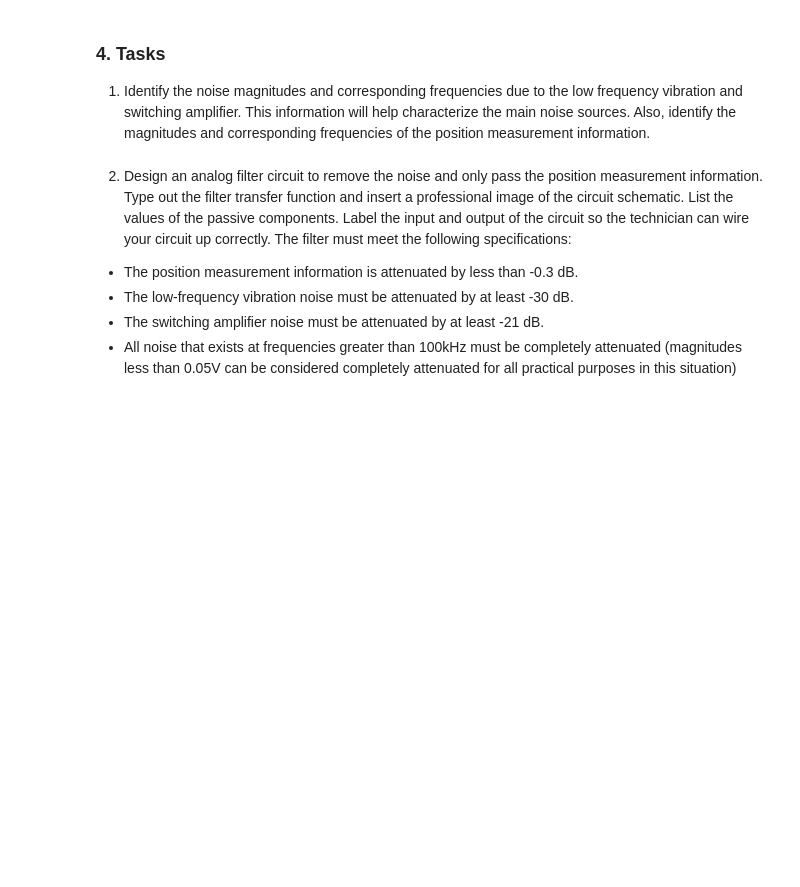
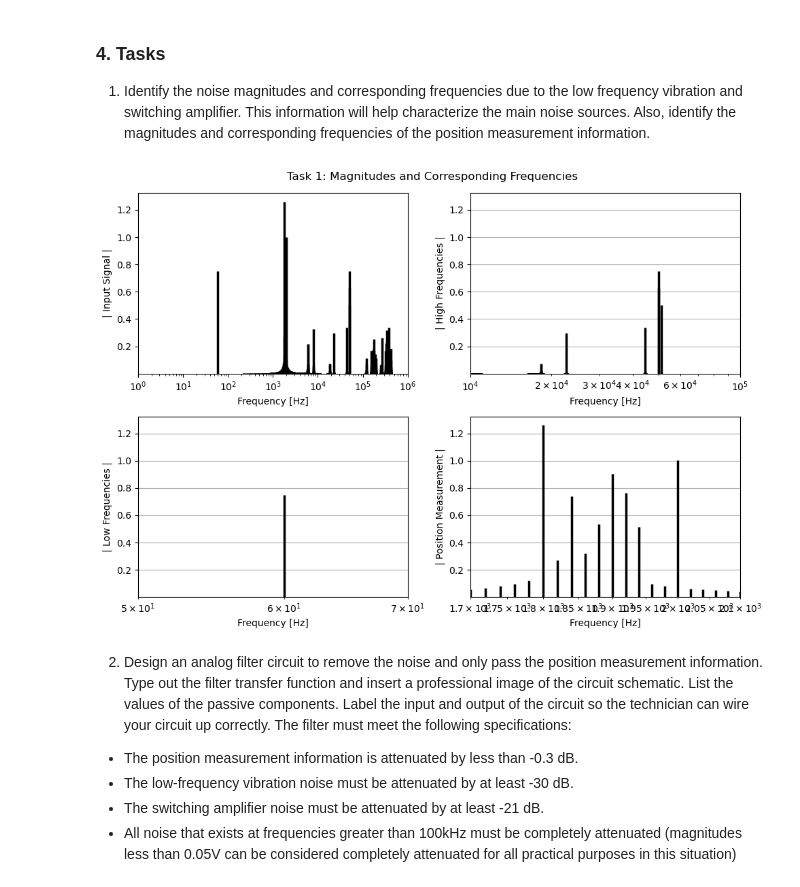
Before and after one commit to LauraMoler/ECE351_Code, a Jupyter notebook: Moler_Laura_ECE_351_Lab_12_Code.ipynb, the cells around one changed output. Drawn from its saved outputs; the diff is of its cells as text; code cells hidden in the pictures; blank space fills up the shorter version.

```diff
--- a/Moler_Laura_ECE_351_Lab_12_Code.ipynb
+++ b/Moler_Laura_ECE_351_Lab_12_Code.ipynb
@@ -90,6 +119,58 @@ For each of the above examples, we are able to format plots as usual, using the
 # %%
 # Insert code for Task 1 here
 # There should be 4 plots in this task
+
+# load input signal
+df = pd.read_csv("NoisySignal.csv")
+
+t = df["0"].values
+sensor_sig = df["1"].values
+steps = 1e-6
+sampleFreq = 1 / steps
+
+#FFT
+freq, mag, phi = FastFourierTransform(sensor_sig, sampleFreq)
+
+#plotting
+plt.figure(tight_layout=True, figsize=(10, 7))
+ax1 = plt.subplot(2, 2, 1)
+ax2 = plt.subplot(2, 2, 2)
+ax3 = plt.subplot(2, 2, 3)
+ax4 = plt.subplot(2, 2, 4)
+
+#plot into subplot
+make_stem(ax1, freq, mag)
+ax1.set_xlabel("Frequency [Hz]")
+ax1.set_xlim([1, 1e6])
+ax1.set_xscale("log")
+ax1.set_ylabel("| Input Signal |")
+# ax1.grid()
+
+make_stem(ax2, freq, mag)
+ax2.set_xlabel("Frequency [Hz]")
+ax2.set_xlim([1e4, 1e5])
+ax2.set_xscale("log")
+ax2.set_ylabel("| High Frequencies |")
+ax2.grid()
+
+make_stem(ax3, freq, mag)
+ax3.set_xlabel("Frequency [Hz]")
+ax3.set_xlim([50,70])
+ax3.set_xscale("log")
+ax3.set_ylabel("| Low Frequencies |")
+ax3.grid()
+
+make_stem(ax4, freq, mag)
+ax4.set_xlabel("Frequency [Hz]")
+ax4.set_xlim([1.7e3, 2.1e3])
+ax4.set_xscale("log")
+ax4.set_ylabel("| Position Measurement |")
+ax4.grid()
+
+plt.suptitle("Task 1: Magnitudes and Corresponding Frequencies")
+plt.show()
+# %% [output]
+[figure, added]
 # %% [markdown]
 2. Design an analog filter circuit to remove the noise and only pass the position measurement information. Type out the filter transfer function and insert a professional image of the circuit schematic. List the values of the passive components. Label the input and output of the circuit so the technician can wire your circuit up correctly. The filter must meet the following specifications:
  - The position measurement information is attenuated by less than -0.3 dB.
```
Also changed, not shown: parts of 8 cells of this notebook, 1 other file.
